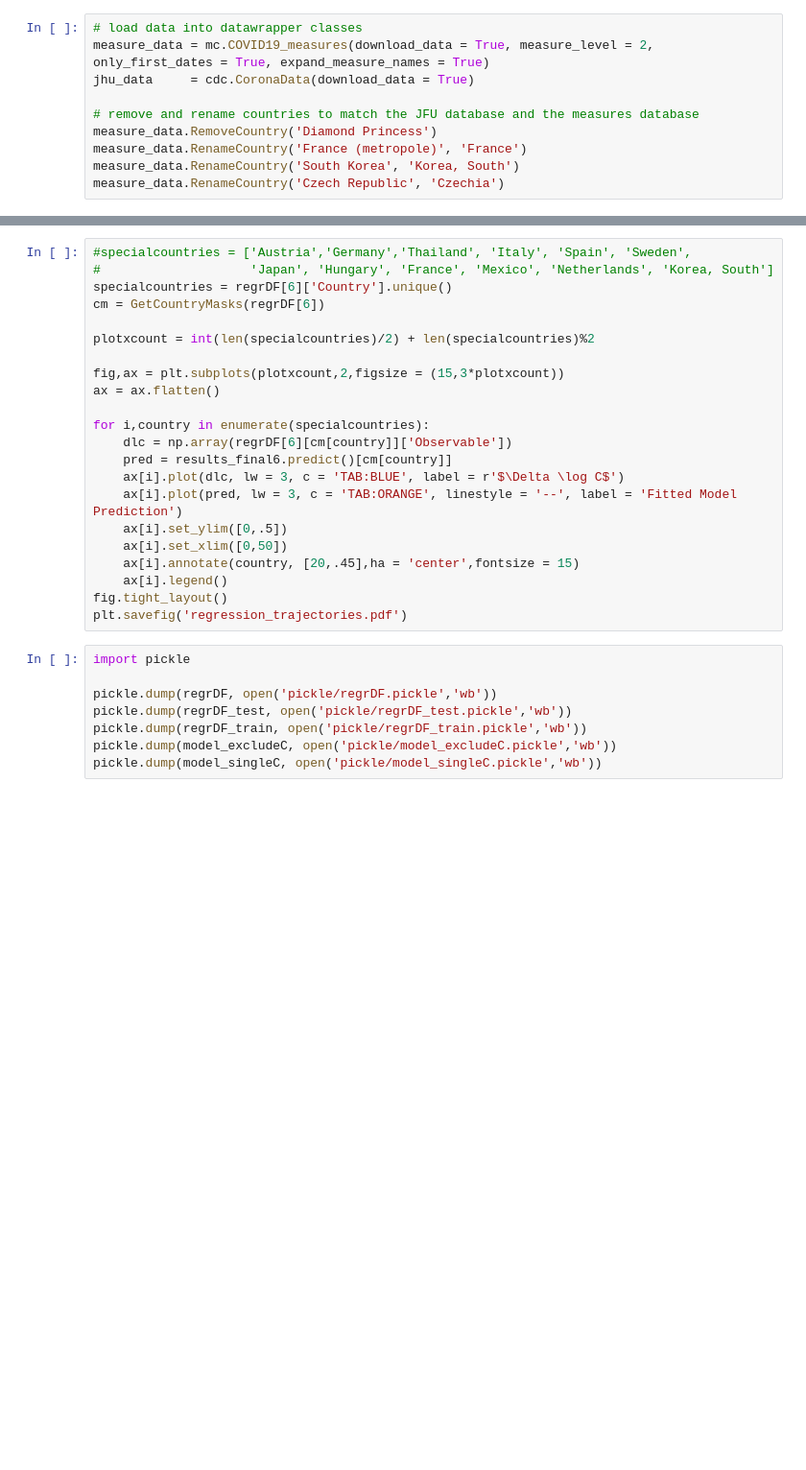
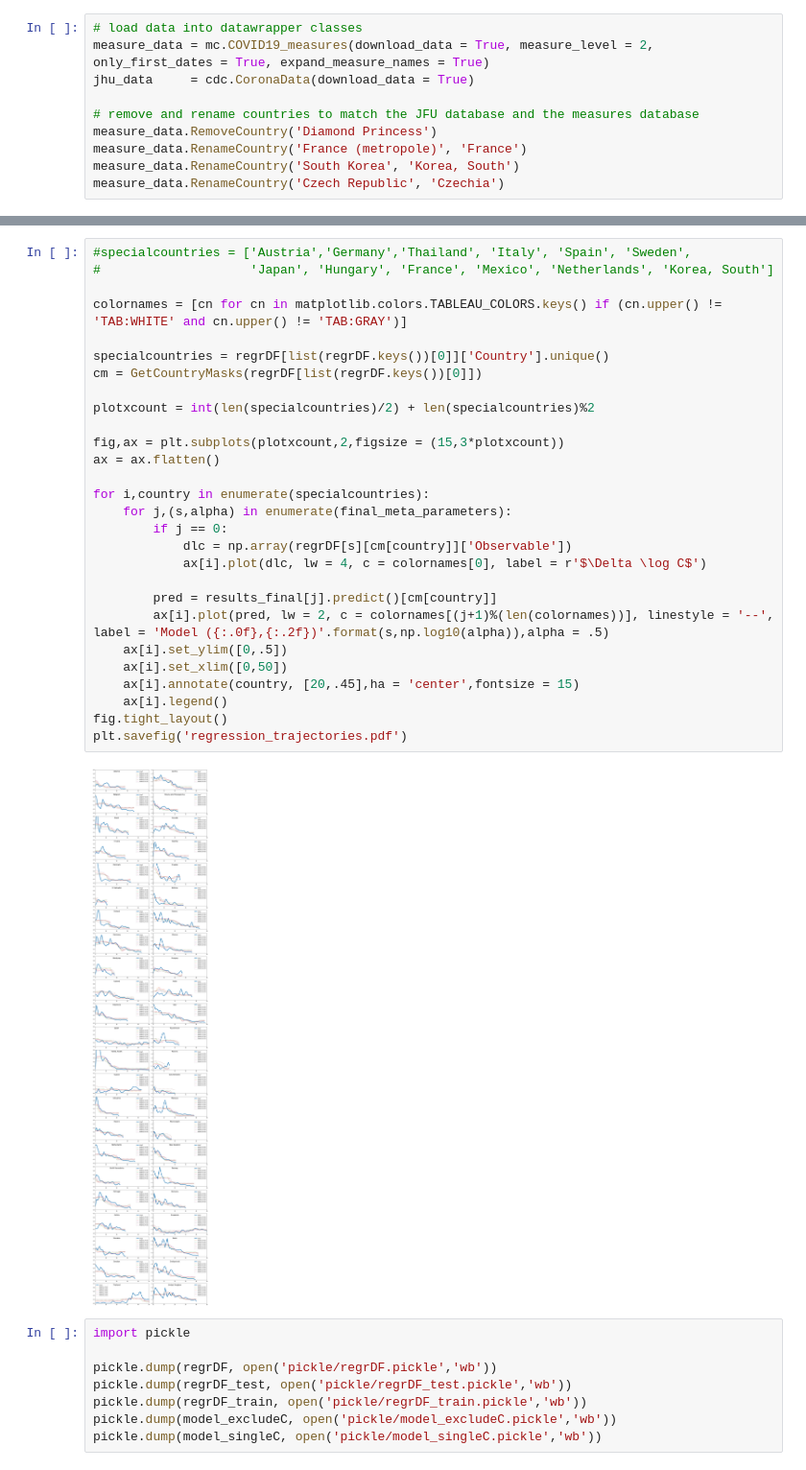
Before and after one commit to lukasgeyrhofer/corona, a Jupyter notebook: regression measures analysis.ipynb, the cells around one changed output, grey strips where cells are left out. Shown at 96% size. Saved outputs shown, nothing was run; the diff lists cells and outputs as text; blank space fills up the shorter version.

Commit message:
update code with multiple models, check a few extensions

```diff
--- a/regression measures analysis.ipynb
+++ b/regression measures analysis.ipynb
@@ -339,25 +492,33 @@ plt.savefig('effects_measures.pdf')
 # %%
 #specialcountries = ['Austria','Germany','Thailand', 'Italy', 'Spain', 'Sweden',
 #                    'Japan', 'Hungary', 'France', 'Mexico', 'Netherlands', 'Korea, South']
-specialcountries = regrDF[6]['Country'].unique()
-cm = GetCountryMasks(regrDF[6])
+
+colornames = [cn for cn in matplotlib.colors.TABLEAU_COLORS.keys() if (cn.upper() != 'TAB:WHITE' and cn.upper() != 'TAB:GRAY')]
+
+specialcountries = regrDF[list(regrDF.keys())[0]]['Country'].unique()
+cm = GetCountryMasks(regrDF[list(regrDF.keys())[0]])
 
 plotxcount = int(len(specialcountries)/2) + len(specialcountries)%2
 
 fig,ax = plt.subplots(plotxcount,2,figsize = (15,3*plotxcount))
 ax = ax.flatten()
 
 for i,country in enumerate(specialcountries):
-    dlc = np.array(regrDF[6][cm[country]]['Observable'])
-    pred = results_final6.predict()[cm[country]]
-    ax[i].plot(dlc, lw = 3, c = 'TAB:BLUE', label = r'$\Delta \log C$')
-    ax[i].plot(pred, lw = 3, c = 'TAB:ORANGE', linestyle = '--', label = 'Fitted Model Prediction')
+    for j,(s,alpha) in enumerate(final_meta_parameters):
+        if j == 0:
+            dlc = np.array(regrDF[s][cm[country]]['Observable'])
+            ax[i].plot(dlc, lw = 4, c = colornames[0], label = r'$\Delta \log C$')
+
+        pred = results_final[j].predict()[cm[country]]
+        ax[i].plot(pred, lw = 2, c = colornames[(j+1)%(len(colornames))], linestyle = '--', label = 'Model ({:.0f},{:.2f})'.format(s,np.log10(alpha)),alpha = .5)
     ax[i].set_ylim([0,.5])
     ax[i].set_xlim([0,50])
     ax[i].annotate(country, [20,.45],ha = 'center',fontsize = 15)
     ax[i].legend()
 fig.tight_layout()
 plt.savefig('regression_trajectories.pdf')
+# %% [output]
+[figure, added]
 # %%
 import pickle
 
```
Also changed, not shown: parts of 16 cells of this notebook.
